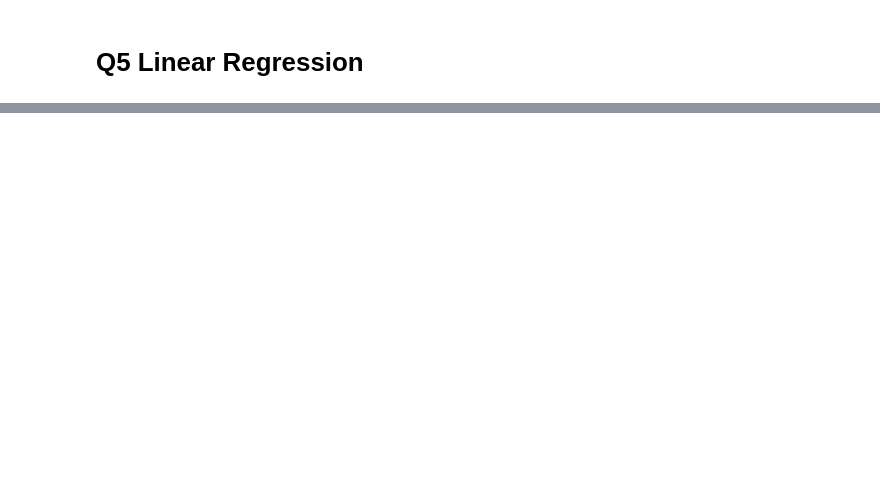
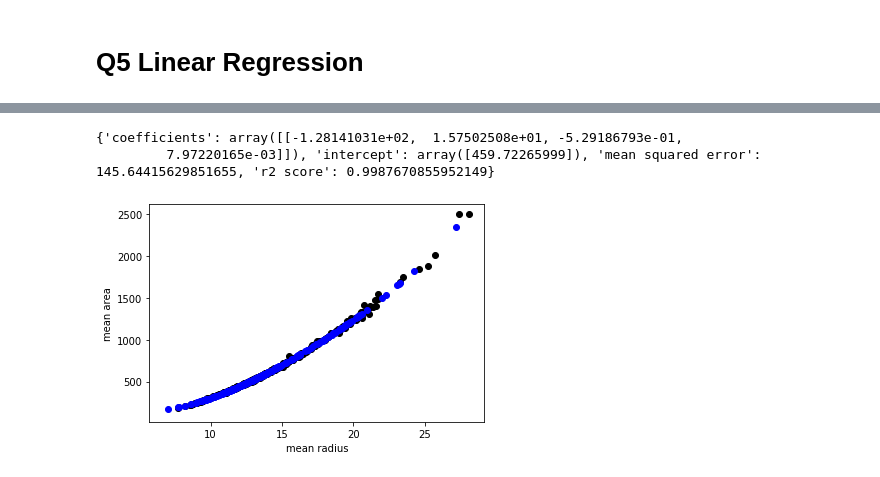
Before and after one commit to yufan-fong/DW-Cohort-Pset, a Jupyter notebook: W10_cohort.ipynb, the cells around one changed output, grey strips where cells are left out. Saved outputs shown, nothing was run; the diff lists cells and outputs as text; code cells hidden in the pictures; blank space fills up the shorter version.

```diff
--- a/W10_cohort.ipynb
+++ b/W10_cohort.ipynb
@@ -186,0 +280,37 @@ plot_linear_regression(x,y,x_test,y_pred,x_label,y_label)
+# %%
+def multiple_linear_regression(bunchobject, x_index, y_index, order, size, seed):
+
+    x = bunchobject.data[:,[x_index] ]
+    y = bunchobject.data[:,[y_index] ]
+
+    from sklearn.preprocessing import PolynomialFeatures
+    poly = PolynomialFeatures(order, include_bias = False)
+    x_matrix = poly.fit_transform(x)         # creates a numpy array for the many rows of  1  x  x^2
+
+    # from sklearn.model_selection import train_test_split
+    x_matrix_train, x_matrix_test, y_train, y_test = train_test_split(x_matrix, y,
+                                                    test_size = size,
+                                                    random_state = seed)
+
+    # from sklearn import linear_model
+    regr = linear_model.LinearRegression()    # create an object
+    regr.fit(x_matrix_train,y_train)                 # obtain a function for regr object
+    y_pred = regr.predict(x_matrix_test)
+
+    # from sklearn.metrics import mean_squared_error, r2_score
+    results = {'coefficients': 0, 'intercept': 0, 'mean squared error': 0, 'r2 score': 0}
+    results['coefficients'] = regr.coef_
+    results['intercept'] = regr.intercept_
+    results['mean squared error'] = mean_squared_error(y_pred, y_test)
+    results['r2 score'] = r2_score(y_test, y_pred)
+
+    return x_matrix_train[:,[0]], y_train, x_test[:,[0]], y_pred, results
+
+# Test Script
+x_train, y_train, x_test, y_pred, results = multiple_linear_regression(bunchobject, 0 , 3 , 4 , 0.4 , 2752 )
+print(results)
+plot_linear_regression(x_train, y_train, x_test, y_pred, bunchobject.feature_names[0], bunchobject.feature_names[3])
+# %% [output]
+{'coefficients': array([[-1.28141031e+02,  1.57502508e+01, -5.29186793e-01,
+         7.97220165e-03]]), 'intercept': array([459.72265999]), 'mean squared error': 145.64415629851655, 'r2 score': 0.9987670855952149}
+[figure, added]
```
Also changed, not shown: parts of 14 cells of this notebook.
